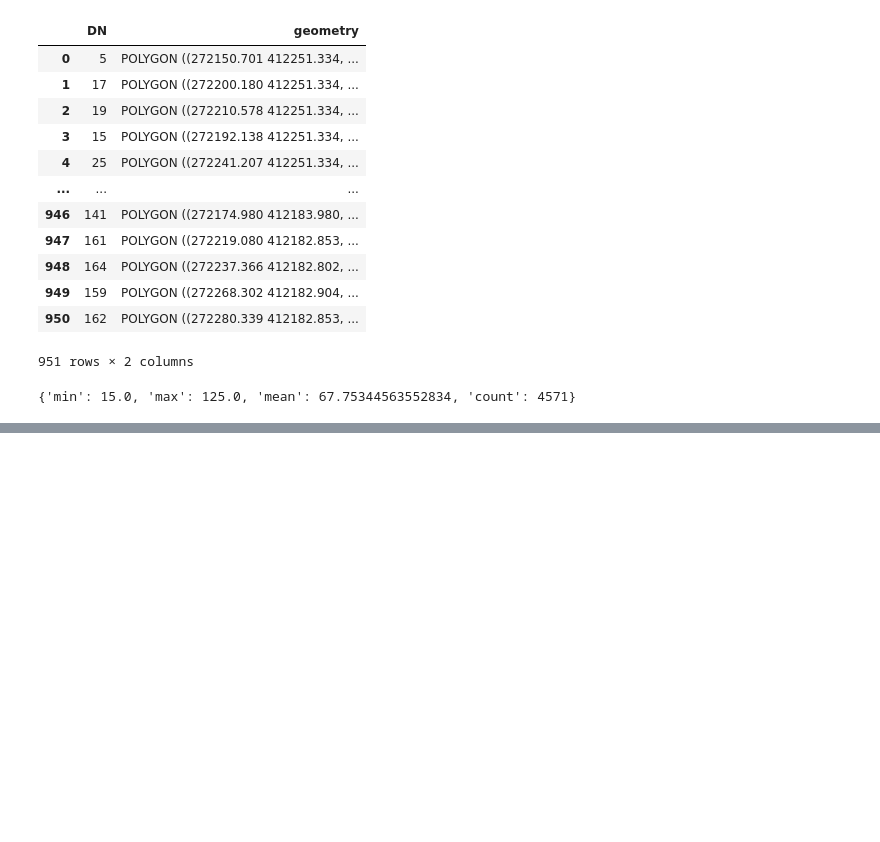
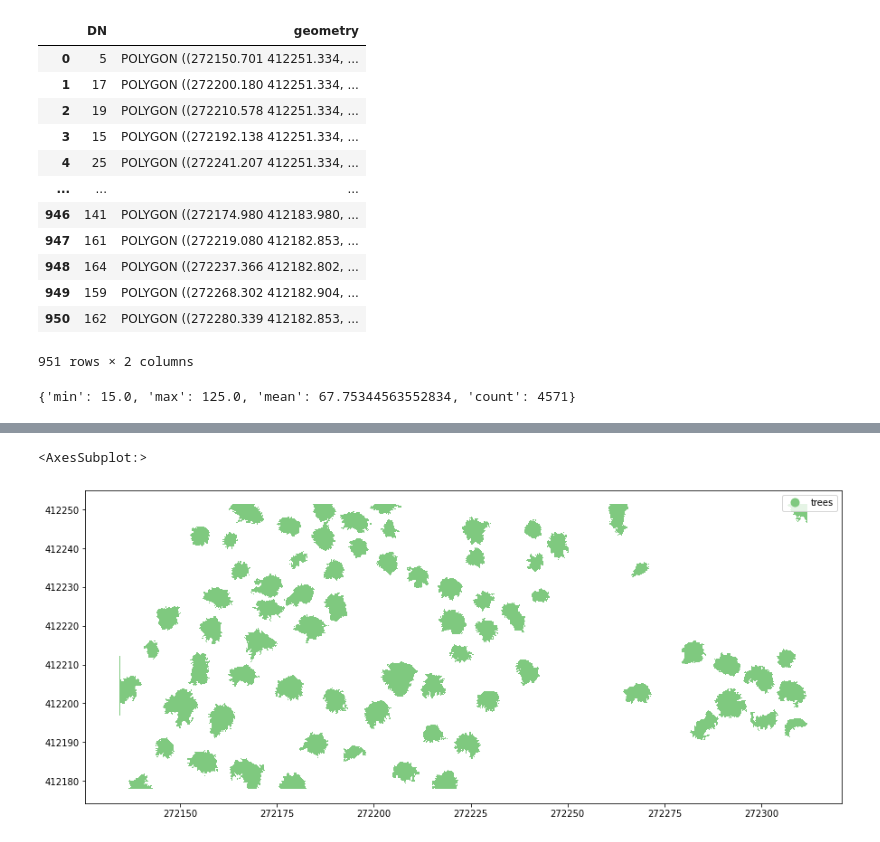
Before and after one commit to dwhew/MAP---OBIA, a Jupyter notebook: OBIA.ipynb, the cells around one changed output, grey strips where cells are left out. Saved outputs shown, nothing was run; the diff lists cells and outputs as text; code cells hidden in the pictures; blank space fills up the shorter version.

```diff
--- a/OBIA.ipynb
+++ b/OBIA.ipynb
@@ -199,0 +227,2 @@ segments_shp.plot('class', legend=True, figsize=(15,15), cmap='Accent')
+# %%
+canopy_trees = dissolve[dissolve['class'] == 'trees']
@@ -199,0 +241,5 @@ segments_shp.plot('class', legend=True, figsize=(15,15), cmap='Accent')
+# %%
+canopy_trees.plot('class', legend=True, figsize=(15,15), cmap='Accent')
+# %% [output]
+<AxesSubplot:>
+[figure, added]
```
Also changed, not shown: parts of 21 cells of this notebook.
